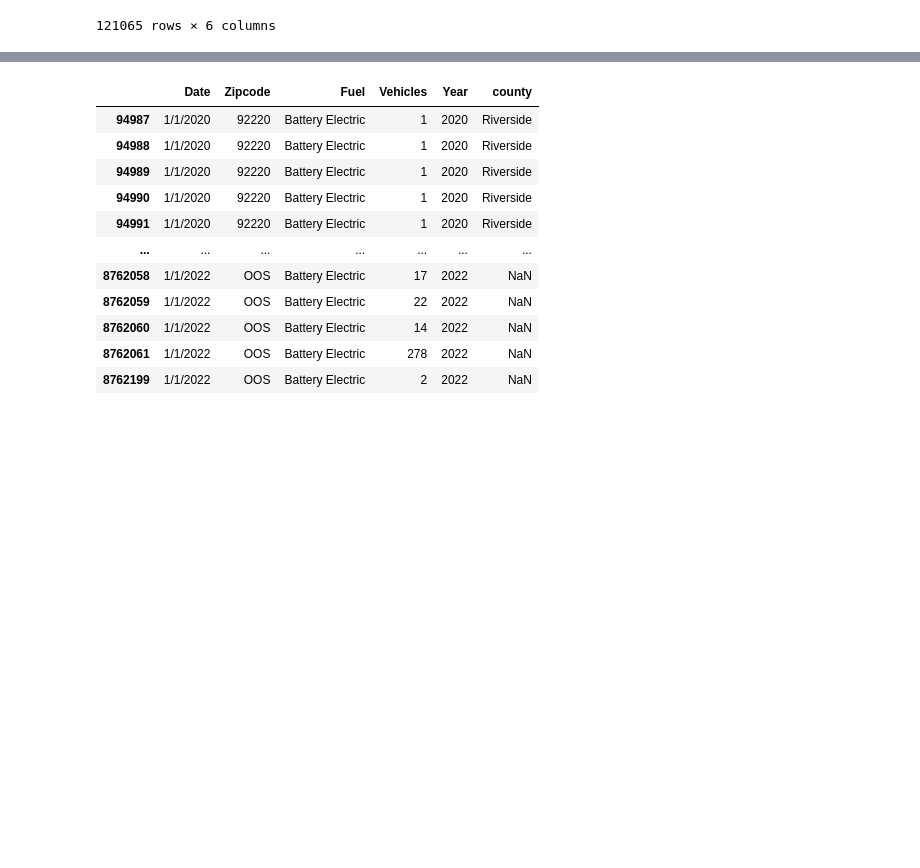
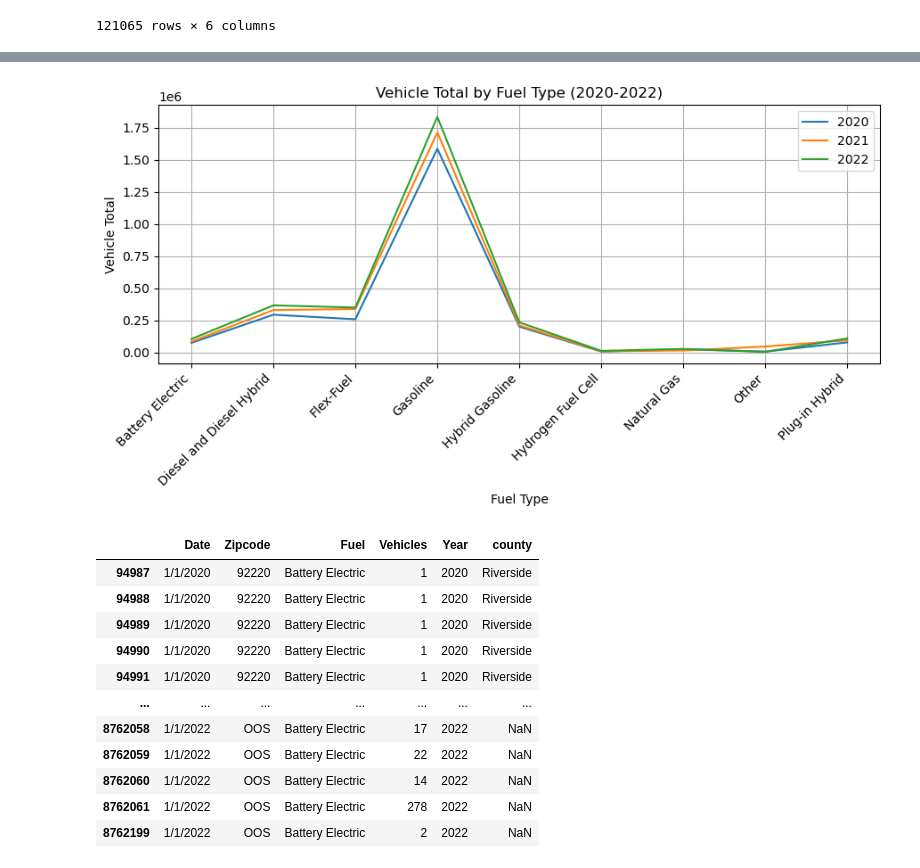
Before and after one commit to JaredWillson/group_9_project_1, a Jupyter notebook: Ginaupdates.ipynb, the cells around one changed output, grey strips where cells are left out. Cells and saved outputs as stored; diff of their text form; code cells hidden in the pictures; blank space fills up the shorter version.

Commit message:
Added visuals to notebook

```diff
--- a/Ginaupdates.ipynb
+++ b/Ginaupdates.ipynb
@@ -154,3 +259,68 @@ county_year_data
+# %%
+# Data for 2020
+fuel_types_2020 = {
+    'Battery Electric': 76020,
+    'Diesel and Diesel Hybrid': 295075,
+    'Flex-Fuel': 259780,
+    'Gasoline': 1586575,
+    'Hybrid Gasoline': 201905,
+    'Hydrogen Fuel Cell': 8415,
+    'Natural Gas': 26260,
+    'Other': 7770,
+    'Plug-in Hybrid': 79645
+}
+
+# Data for 2021
+fuel_types_2021 = {
+    'Battery Electric': 85820,
+    'Diesel and Diesel Hybrid': 331395,
+    'Flex-Fuel': 339580,
+    'Gasoline': 1713775,
+    'Hybrid Gasoline': 211950,
+    'Hydrogen Fuel Cell': 10490,
+    'Natural Gas': 16750,
+    'Other': 47445,
+    'Plug-in Hybrid': 96090
+}
+
+# Data for 2022
+fuel_types_2022 = {
+    'Battery Electric': 106290,
+    'Diesel and Diesel Hybrid': 367745,
+    'Flex-Fuel': 350785,
+    'Gasoline': 1834675,
+    'Hybrid Gasoline': 235670,
+    'Hydrogen Fuel Cell': 13705,
+    'Natural Gas': 29005,
+    'Other': 6280,
+    'Plug-in Hybrid': 110320
+}
+
+# Extract fuel types and vehicle totals
+fuel_types = list(fuel_types_2020.keys())
+vehicles_2020 = list(fuel_types_2020.values())
+vehicles_2021 = list(fuel_types_2021.values())
+vehicles_2022 = list(fuel_types_2022.values())
+
+# Plotting
+plt.figure(figsize=(9, 5))
+plt.plot(fuel_types, vehicles_2020, label='2020')
+plt.plot(fuel_types, vehicles_2021, label='2021')
+plt.plot(fuel_types, vehicles_2022, label='2022')
+
+# Customizing the plot
+plt.xlabel('Fuel Type')
+plt.ylabel('Vehicle Total')
+plt.title('Vehicle Total by Fuel Type (2020-2022)')
+plt.xticks(rotation=45, ha='right')
+plt.legend()
+plt.grid(True)
+
+# Show plot
+plt.tight_layout()
+plt.show()
+# %% [output]
+[figure, added]
 # %%
 battery_electric_data = merged_data_all[merged_data_all['Fuel'] == 'Battery Electric']
 #battery_electric_data = battery_electric_data.drop_duplicates()
```
Also changed, not shown: parts of 9 cells of this notebook, 1 other file.
